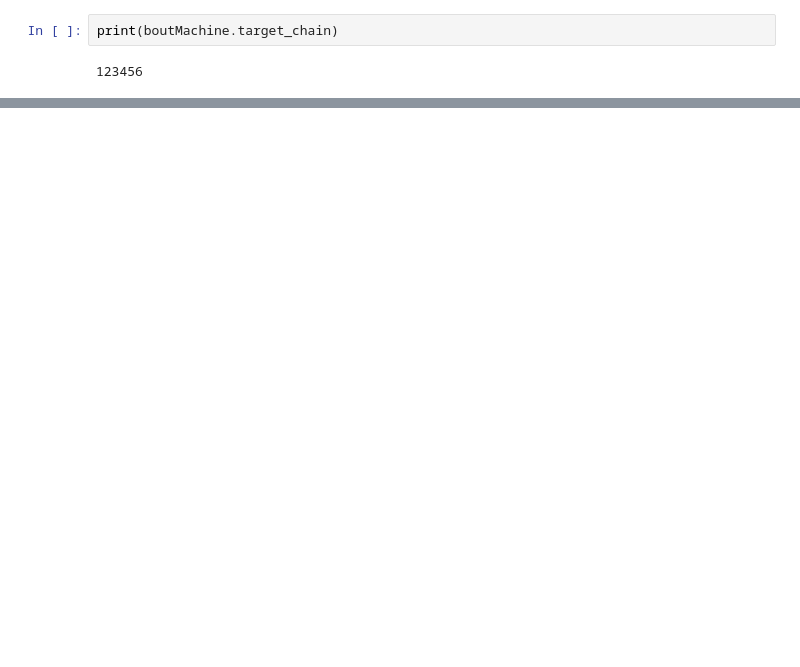
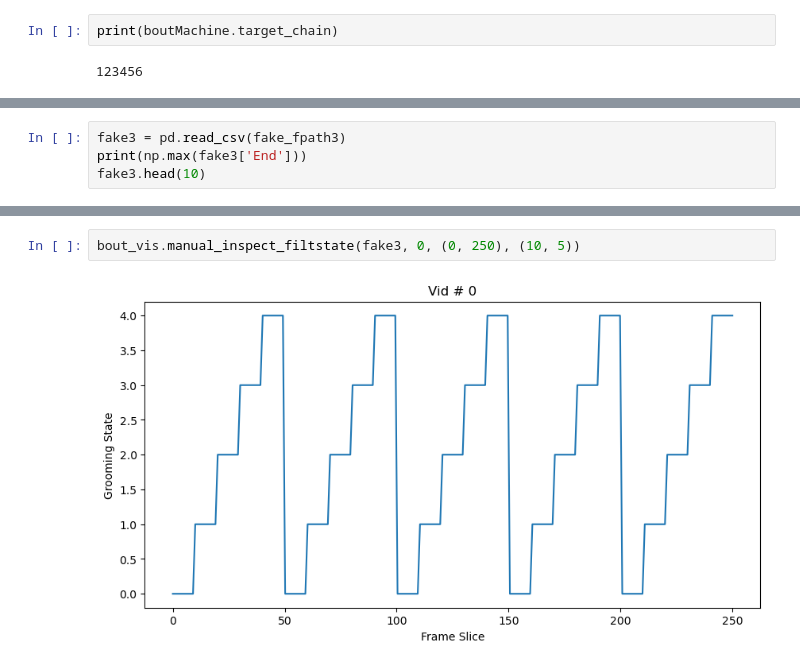
Before and after one commit to brigbrog/Syntactic-Grooming, a Jupyter notebook: bout_machine.ipynb, the cells around one changed output, grey strips where cells are left out. Drawn from its saved outputs; the diff is of its cells as text; blank space fills up the shorter version.

```diff
--- a/bout_machine.ipynb
+++ b/bout_machine.ipynb
@@ -78,0 +117,4 @@ print(log)
+# %%
+fake3 = pd.read_csv(fake_fpath3)
+print(np.max(fake3['End']))
+fake3.head(10)
@@ -78,0 +134,4 @@ print(log)
+# %%
+bout_vis.manual_inspect_filtstate(fake3, 0, (0, 250), (10, 5))
+# %% [output]
+[figure, added]
```
Also changed, not shown: parts of 15 cells of this notebook, 2 other files.
